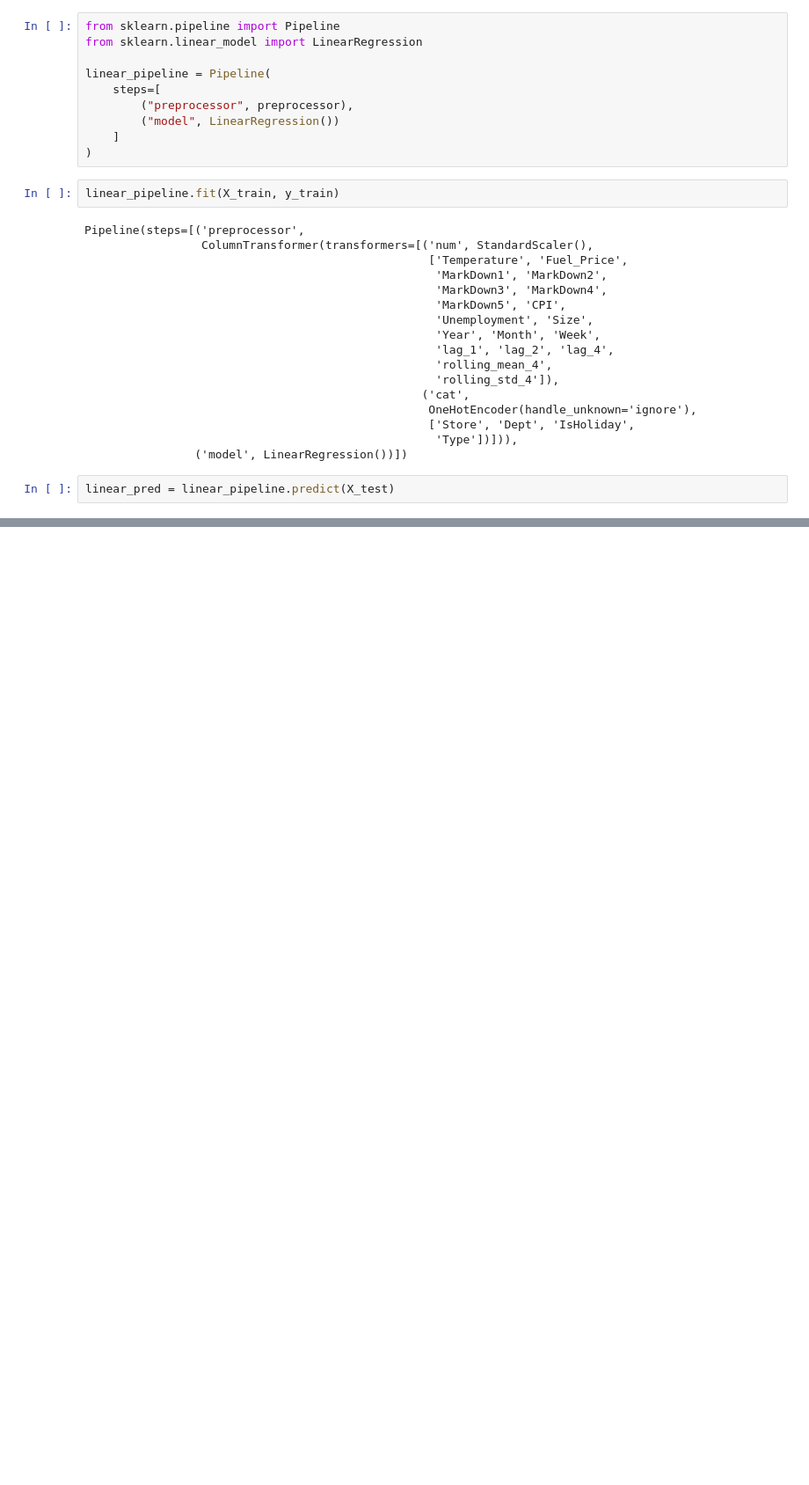
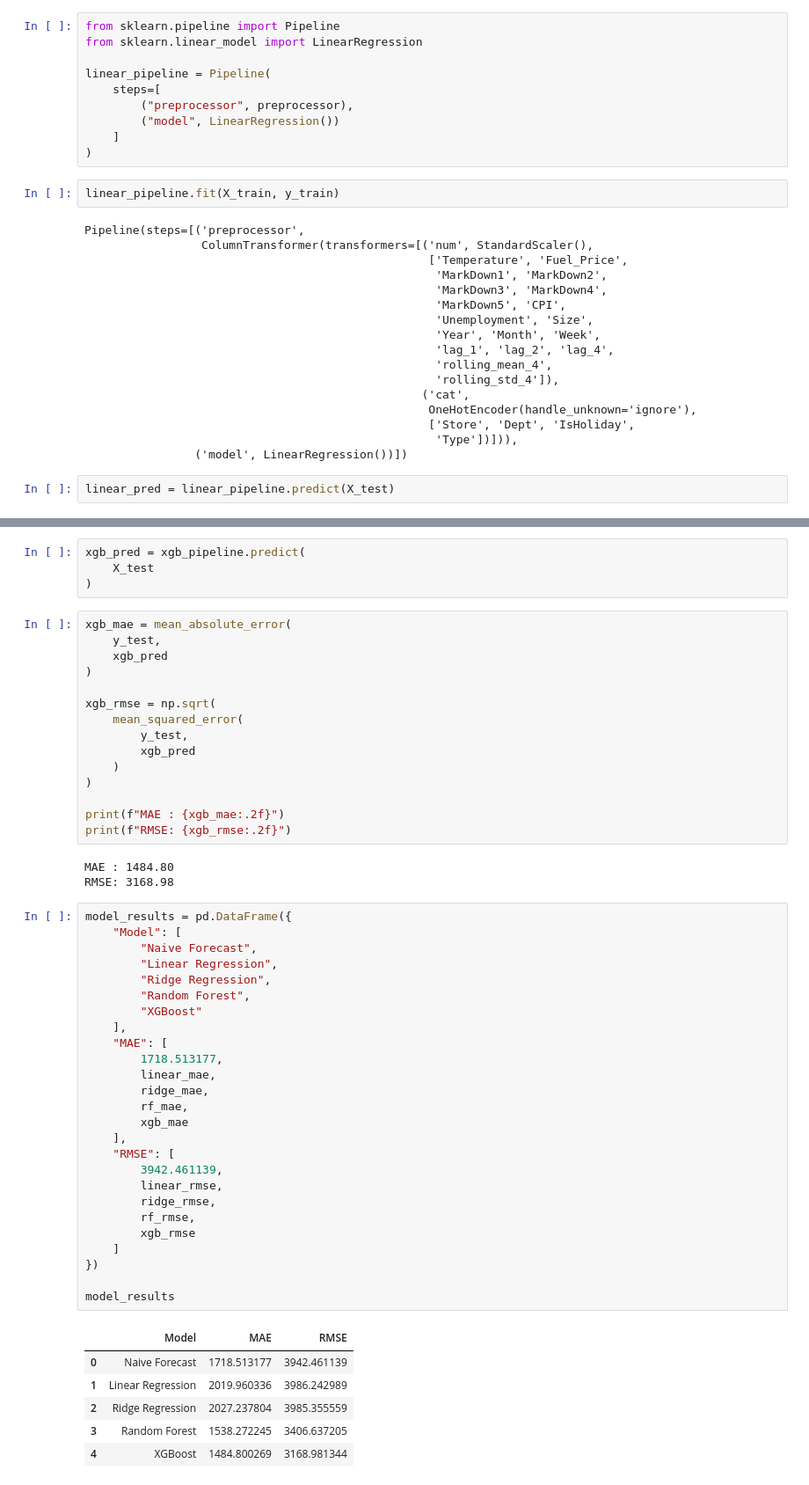
Before and after one commit to tuyettran15999/Walmart-Demand-Forecasting, a Jupyter notebook: notebook/05_Machine_Learning_Models.ipynb, the cells around one changed output, grey strips where cells are left out. Shown at 88% size. Drawn from its saved outputs; the diff is of its cells as text; blank space fills up the shorter version.

```diff
--- a/notebook/05_Machine_Learning_Models.ipynb
+++ b/notebook/05_Machine_Learning_Models.ipynb
@@ -240,0 +667,55 @@ linear_pred = linear_pipeline.predict(X_test)
+# %%
+xgb_pred = xgb_pipeline.predict(
+    X_test
+)
+# %%
+xgb_mae = mean_absolute_error(
+    y_test,
+    xgb_pred
+)
+
+xgb_rmse = np.sqrt(
+    mean_squared_error(
+        y_test,
+        xgb_pred
+    )
+)
+
+print(f"MAE : {xgb_mae:.2f}")
+print(f"RMSE: {xgb_rmse:.2f}")
+# %% [output]
+MAE : 1484.80
+RMSE: 3168.98
+# %%
+model_results = pd.DataFrame({
+    "Model": [
+        "Naive Forecast",
+        "Linear Regression",
+        "Ridge Regression",
+        "Random Forest",
+        "XGBoost"
+    ],
+    "MAE": [
+        1718.513177,
+        linear_mae,
+        ridge_mae,
+        rf_mae,
+        xgb_mae
+    ],
+    "RMSE": [
+        3942.461139,
+        linear_rmse,
+        ridge_rmse,
+        rf_rmse,
+        xgb_rmse
+    ]
+})
+
+model_results
+# %% [output]
+|  | Model | MAE | RMSE |
+| 0 | Naive Forecast | 1718.513177 | 3942.461139 |
+| 1 | Linear Regression | 2019.960336 | 3986.242989 |
+| 2 | Ridge Regression | 2027.237804 | 3985.355559 |
+| 3 | Random Forest | 1538.272245 | 3406.637205 |
+| 4 | XGBoost | 1484.800269 | 3168.981344 |
```
Also changed, not shown: parts of 34 cells of this notebook.
